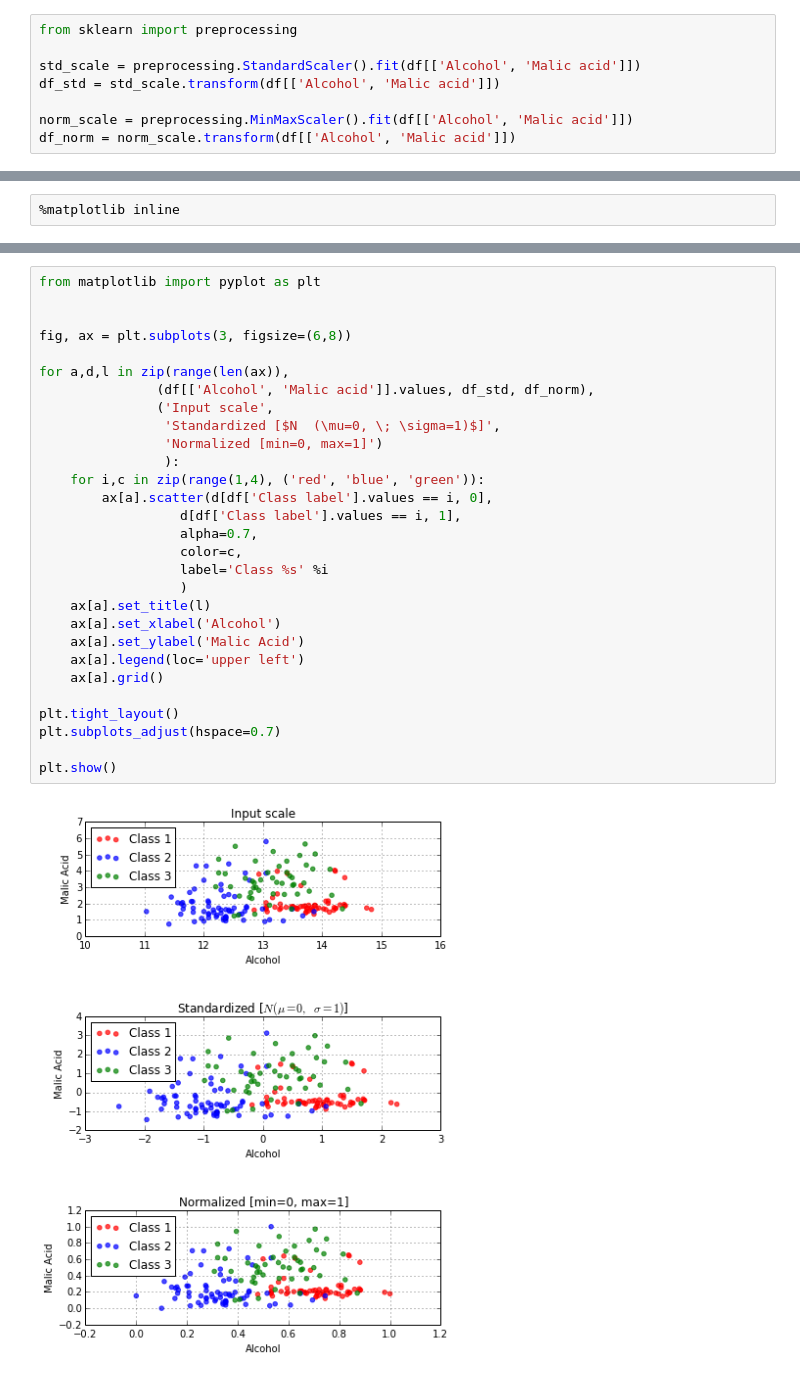
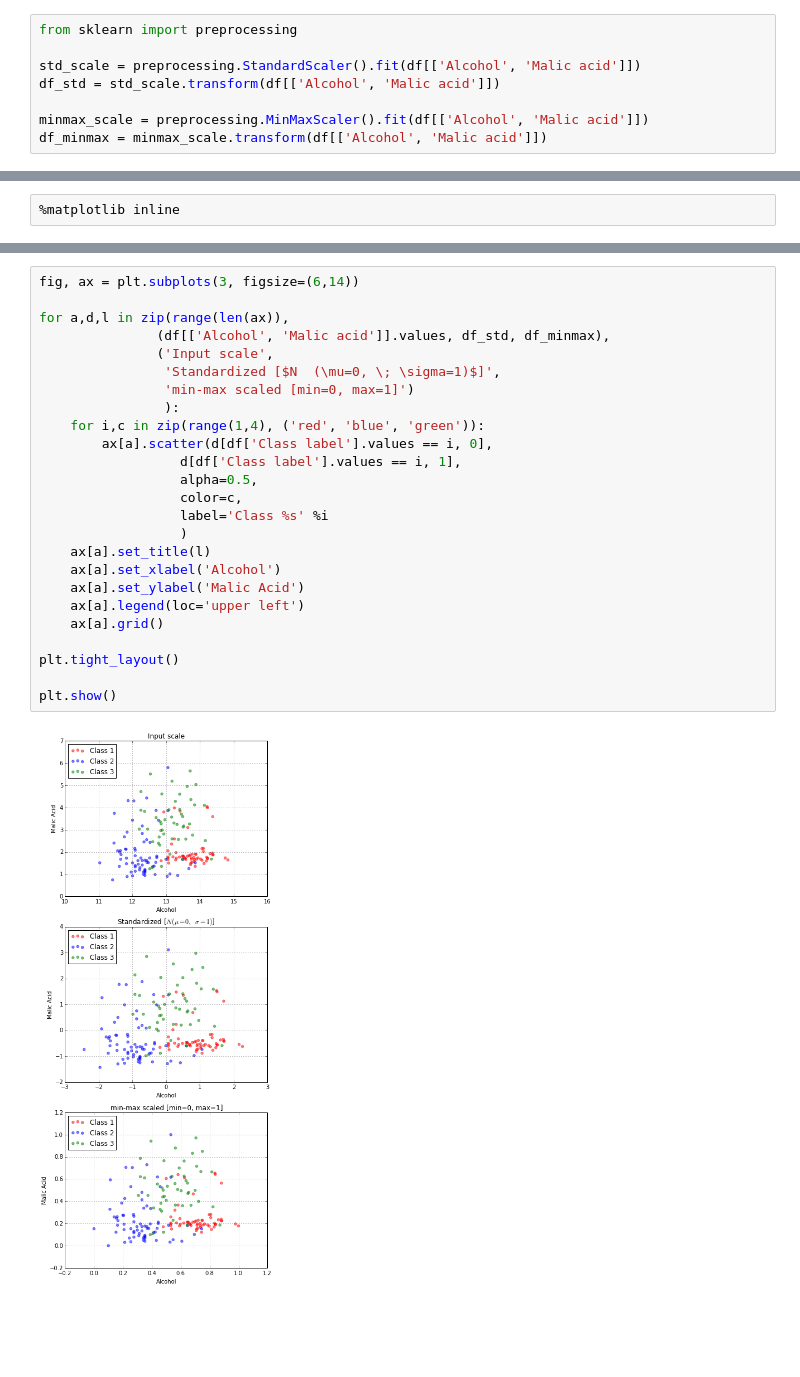
Before and after one commit to rasbt/pattern_classification, a Jupyter notebook: preprocessing/about_standardization_normalization.ipynb, the cells around one changed output, grey strips where cells are left out. Drawn from its saved outputs; the diff is of its cells as text; blank space fills up the shorter version.

```diff
--- a/preprocessing/about_standardization_normalization.ipynb
+++ b/preprocessing/about_standardization_normalization.ipynb
@@ -156,5 +174,5 @@ from sklearn import preprocessing
 std_scale = preprocessing.StandardScaler().fit(df[['Alcohol', 'Malic acid']])
 df_std = std_scale.transform(df[['Alcohol', 'Malic acid']])
 
-norm_scale = preprocessing.MinMaxScaler().fit(df[['Alcohol', 'Malic acid']])
-df_norm = norm_scale.transform(df[['Alcohol', 'Malic acid']])
+minmax_scale = preprocessing.MinMaxScaler().fit(df[['Alcohol', 'Malic acid']])
+df_minmax = minmax_scale.transform(df[['Alcohol', 'Malic acid']])
@@ -163,31 +244,27 @@ df_norm = norm_scale.transform(df[['Alcohol', 'Malic acid']])
 # %%
-from matplotlib import pyplot as plt
-
-
-fig, ax = plt.subplots(3, figsize=(6,8))
+fig, ax = plt.subplots(3, figsize=(6,14))
 
 for a,d,l in zip(range(len(ax)),
-               (df[['Alcohol', 'Malic acid']].values, df_std, df_norm),
+               (df[['Alcohol', 'Malic acid']].values, df_std, df_minmax),
                ('Input scale',
                 'Standardized [$N  (\mu=0, \; \sigma=1)$]',
-                'Normalized [min=0, max=1]')
+                'min-max scaled [min=0, max=1]')
                 ):
     for i,c in zip(range(1,4), ('red', 'blue', 'green')):
         ax[a].scatter(d[df['Class label'].values == i, 0],
                   d[df['Class label'].values == i, 1],
-                  alpha=0.7,
+                  alpha=0.5,
                   color=c,
                   label='Class %s' %i
                   )
     ax[a].set_title(l)
     ax[a].set_xlabel('Alcohol')
     ax[a].set_ylabel('Malic Acid')
     ax[a].legend(loc='upper left')
     ax[a].grid()
 
 plt.tight_layout()
-plt.subplots_adjust(hspace=0.7)
 
 plt.show()
 # %% [output]
-[figure, old version]
+[figure, new version]
```
Also changed, not shown: parts of 23 cells of this notebook.
